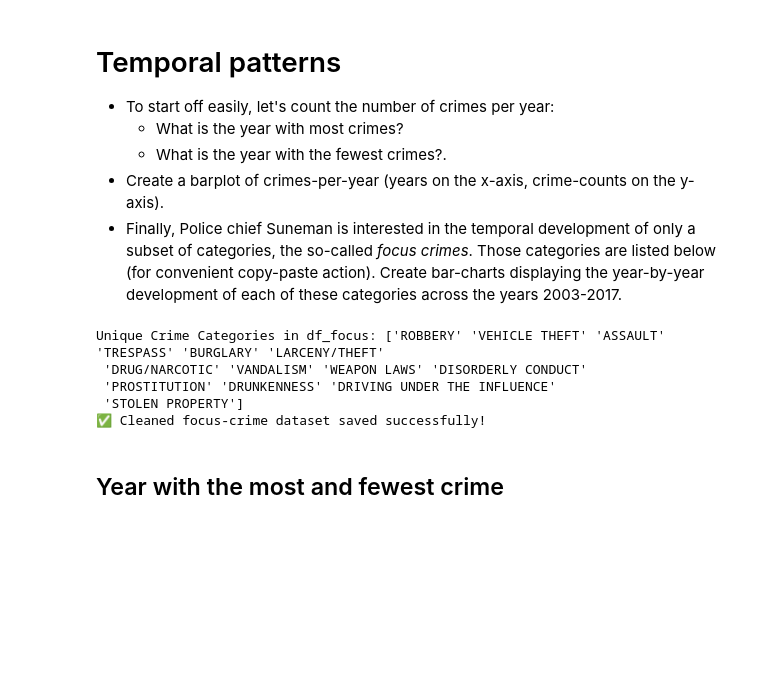
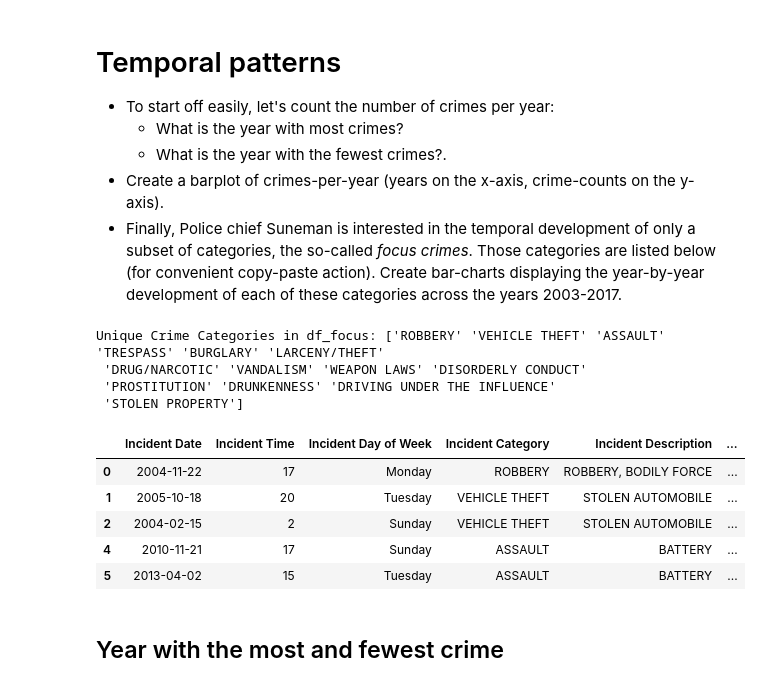
Before and after one commit to Jawsen/Social_Data, a Jupyter notebook: Week1/Part2-exercise3.ipynb, the cells around one changed output. Saved outputs shown, nothing was run; the diff lists cells and outputs as text; code cells hidden in the pictures; blank space fills up the shorter version.

```diff
--- a/Week1/Part2-exercise3.ipynb
+++ b/Week1/Part2-exercise3.ipynb
@@ -9,36 +9,38 @@
 # %%
 import pandas as pd
 import matplotlib.pyplot as plt
 import seaborn as sns
 import sys
 
 # Ensure Python can find clean_crime_data.py (go up one level to Assignment-1/)
 sys.path.append("../Assignment-1/Clean-Crime_Data")  # ✅ Updated path
 
 from clean_crime_data import clean_crime_data  # Import the function
 
 # Load the cleaned dataset (go up one level to Assignment-1/Data/)
 file_path = "../Assignment-1/Data/SF_Crime_Data_Cleaned.csv"  # ✅ Updated path
 df = pd.read_csv(file_path, parse_dates=["Incident Date"])
 
 # Clean and filter data using the function
 df_focus = clean_crime_data(df)
 
 # Convert "Incident Time" to extract hours
 df_focus["Incident Time"] = pd.to_datetime(df_focus["Incident Time"], format="%H:%M", errors="coerce").dt.hour
 
 # Now df_focus is ready for analysis!
 print("Unique Crime Categories in df_focus:", df_focus["Incident Category"].unique())  # Check cleaned categories
 df_focus.head()
-# Save the cleaned df_focus to CSV clearly in the Assignment-1/Data folder
-df_focus.to_csv("../Assignment-1/Data/SF_Crime_Data_Focus_Cleaned.csv", index=False)
-print("✅ Cleaned focus-crime dataset saved successfully!")
 # %% [output]
 Unique Crime Categories in df_focus: ['ROBBERY' 'VEHICLE THEFT' 'ASSAULT' 'TRESPASS' 'BURGLARY' 'LARCENY/THEFT'
  'DRUG/NARCOTIC' 'VANDALISM' 'WEAPON LAWS' 'DISORDERLY CONDUCT'
  'PROSTITUTION' 'DRUNKENNESS' 'DRIVING UNDER THE INFLUENCE'
  'STOLEN PROPERTY']
-✅ Cleaned focus-crime dataset saved successfully!
+|  | Incident Date | Incident Time | Incident Day of Week | Incident Category | Incident Description | ... |
+| 0 | 2004-11-22 | 17 | Monday | ROBBERY | ROBBERY, BODILY FORCE | ... |
+| 1 | 2005-10-18 | 20 | Tuesday | VEHICLE THEFT | STOLEN AUTOMOBILE | ... |
+| 2 | 2004-02-15 | 2 | Sunday | VEHICLE THEFT | STOLEN AUTOMOBILE | ... |
+| 4 | 2010-11-21 | 17 | Sunday | ASSAULT | BATTERY | ... |
+| 5 | 2013-04-02 | 15 | Tuesday | ASSAULT | BATTERY | ... |
 # %% [markdown]
 ## Year with the most and fewest crime
 # %%
```
Also changed, not shown: parts of 4 cells of this notebook.
